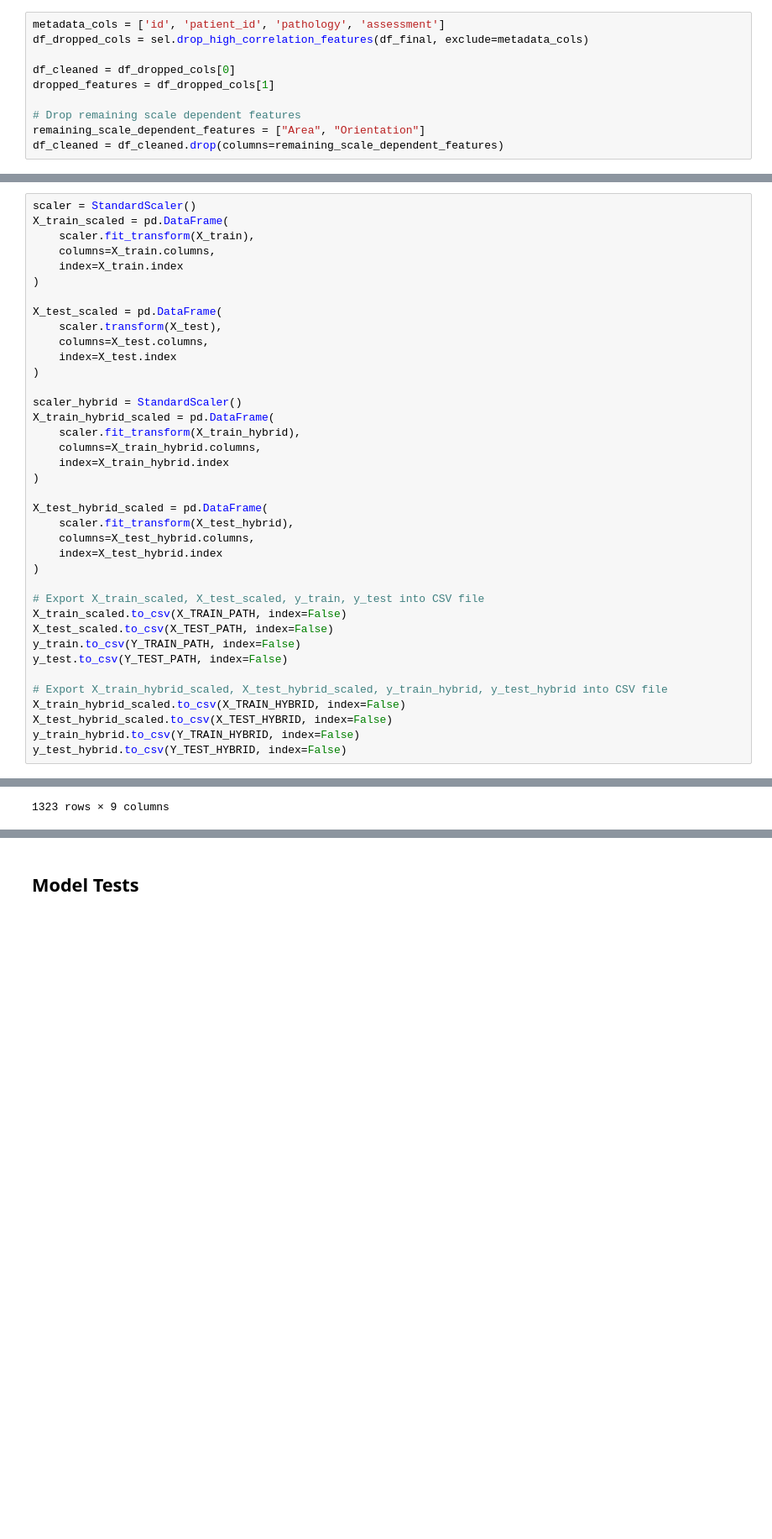
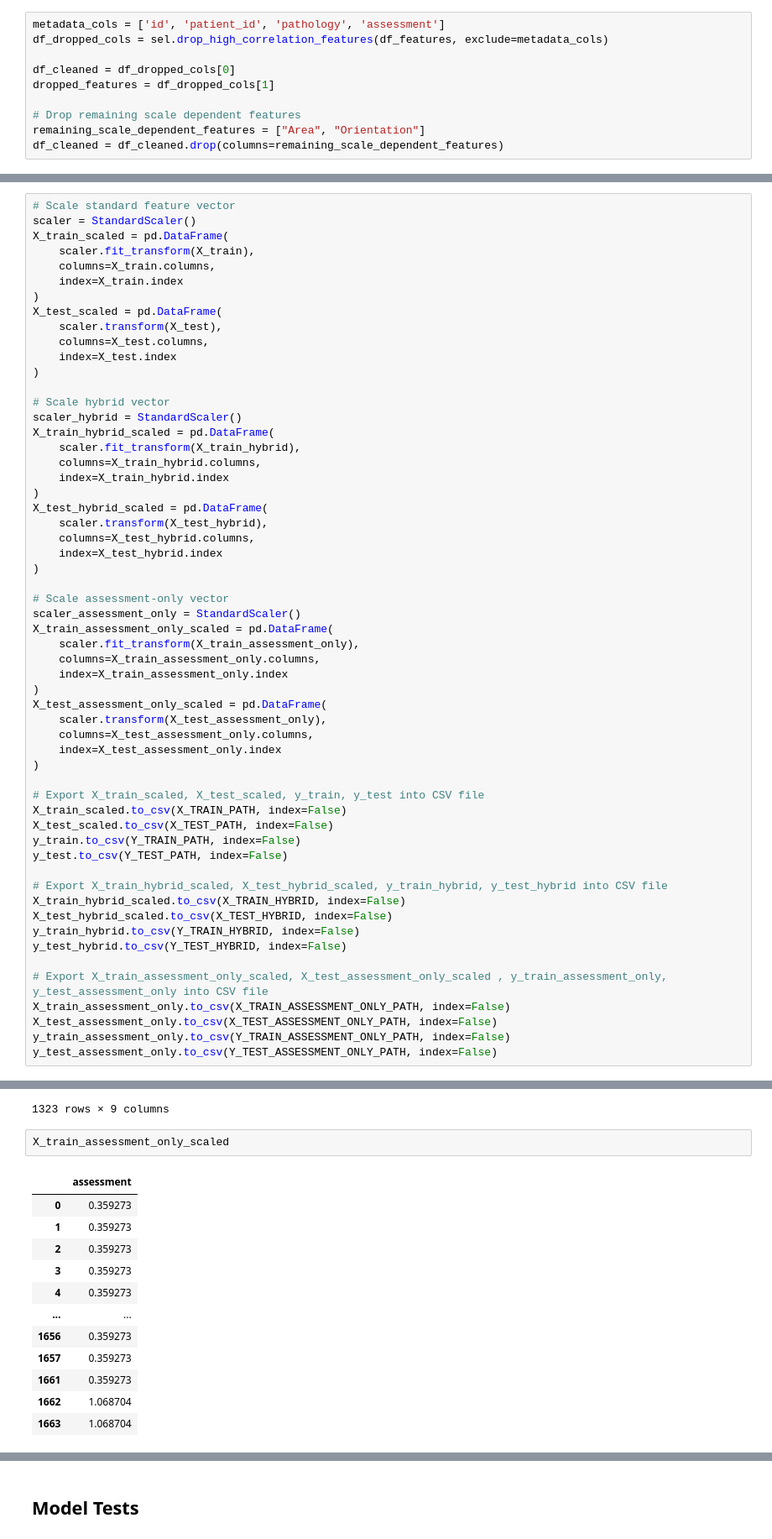
Before and after one commit to AI-MED-AGH/mammography-delta, a Jupyter notebook: src/pipeline.ipynb, the cells around one changed output, grey strips where cells are left out. Shown at 84% size. Drawn from its saved outputs; the diff is of its cells as text; blank space fills up the shorter version.

```diff
--- a/src/pipeline.ipynb
+++ b/src/pipeline.ipynb
@@ -166,7 +183,7 @@ df_assessment_only.describe()
 ## Select Features
 # %%
 metadata_cols = ['id', 'patient_id', 'pathology', 'assessment']
-df_dropped_cols = sel.drop_high_correlation_features(df_final, exclude=metadata_cols)
+df_dropped_cols = sel.drop_high_correlation_features(df_features, exclude=metadata_cols)
 
 df_cleaned = df_dropped_cols[0]
 dropped_features = df_dropped_cols[1]
@@ -261,30 +278,43 @@ X_train_assessment_only
 # %% [markdown]
 ## Scale Features with StandardScaler
 # %%
+# Scale standard feature vector
 scaler = StandardScaler()
 X_train_scaled = pd.DataFrame(
     scaler.fit_transform(X_train),
     columns=X_train.columns,
     index=X_train.index
 )
-
 X_test_scaled = pd.DataFrame(
     scaler.transform(X_test),
     columns=X_test.columns,
     index=X_test.index
 )
 
+# Scale hybrid vector
 scaler_hybrid = StandardScaler()
 X_train_hybrid_scaled = pd.DataFrame(
     scaler.fit_transform(X_train_hybrid),
     columns=X_train_hybrid.columns,
     index=X_train_hybrid.index
 )
-
 X_test_hybrid_scaled = pd.DataFrame(
-    scaler.fit_transform(X_test_hybrid),
+    scaler.transform(X_test_hybrid),
     columns=X_test_hybrid.columns,
     index=X_test_hybrid.index
+)
+
+# Scale assessment-only vector
+scaler_assessment_only = StandardScaler()
+X_train_assessment_only_scaled = pd.DataFrame(
+    scaler.fit_transform(X_train_assessment_only),
+    columns=X_train_assessment_only.columns,
+    index=X_train_assessment_only.index
+)
+X_test_assessment_only_scaled = pd.DataFrame(
+    scaler.transform(X_test_assessment_only),
+    columns=X_test_assessment_only.columns,
+    index=X_test_assessment_only.index
 )
 
 # Export X_train_scaled, X_test_scaled, y_train, y_test into CSV file
@@ -298,6 +328,12 @@ X_train_hybrid_scaled.to_csv(X_TRAIN_HYBRID, index=False)
 X_test_hybrid_scaled.to_csv(X_TEST_HYBRID, index=False)
 y_train_hybrid.to_csv(Y_TRAIN_HYBRID, index=False)
 y_test_hybrid.to_csv(Y_TEST_HYBRID, index=False)
+
+# Export X_train_assessment_only_scaled, X_test_assessment_only_scaled , y_train_assessment_only, y_test_assessment_only into CSV file
+X_train_assessment_only.to_csv(X_TRAIN_ASSESSMENT_ONLY_PATH, index=False)
+X_test_assessment_only.to_csv(X_TEST_ASSESSMENT_ONLY_PATH, index=False)
+y_train_assessment_only.to_csv(Y_TRAIN_ASSESSMENT_ONLY_PATH, index=False)
+y_test_assessment_only.to_csv(Y_TEST_ASSESSMENT_ONLY_PATH, index=False)
 # %%
 X_train_scaled
 # %% [output]
@@ -330,3 +366,18 @@ X_train_hybrid_scaled
 | 1662 | 1.068704 | -0.176198 | 0.168585 | 0.051762 | -0.769851 | -0.449023 | -0.880970 | -0.908666 | ... |
 | 1663 | 1.068704 | 0.701084 | 0.056790 | -0.854449 | -0.080399 | -0.758592 | 1.217119 | 1.229964 | ... |
 1323 rows × 9 columns
+# %%
+X_train_assessment_only_scaled
+# %% [output]
+|  | assessment |
+| 0 | 0.359273 |
+| 1 | 0.359273 |
+| 2 | 0.359273 |
+| 3 | 0.359273 |
+| 4 | 0.359273 |
+| ... | ... |
+| 1656 | 0.359273 |
+| 1657 | 0.359273 |
+| 1661 | 0.359273 |
+| 1662 | 1.068704 |
+| 1663 | 1.068704 |
```
Also changed, not shown: parts of 17 cells of this notebook, 1 other file.
